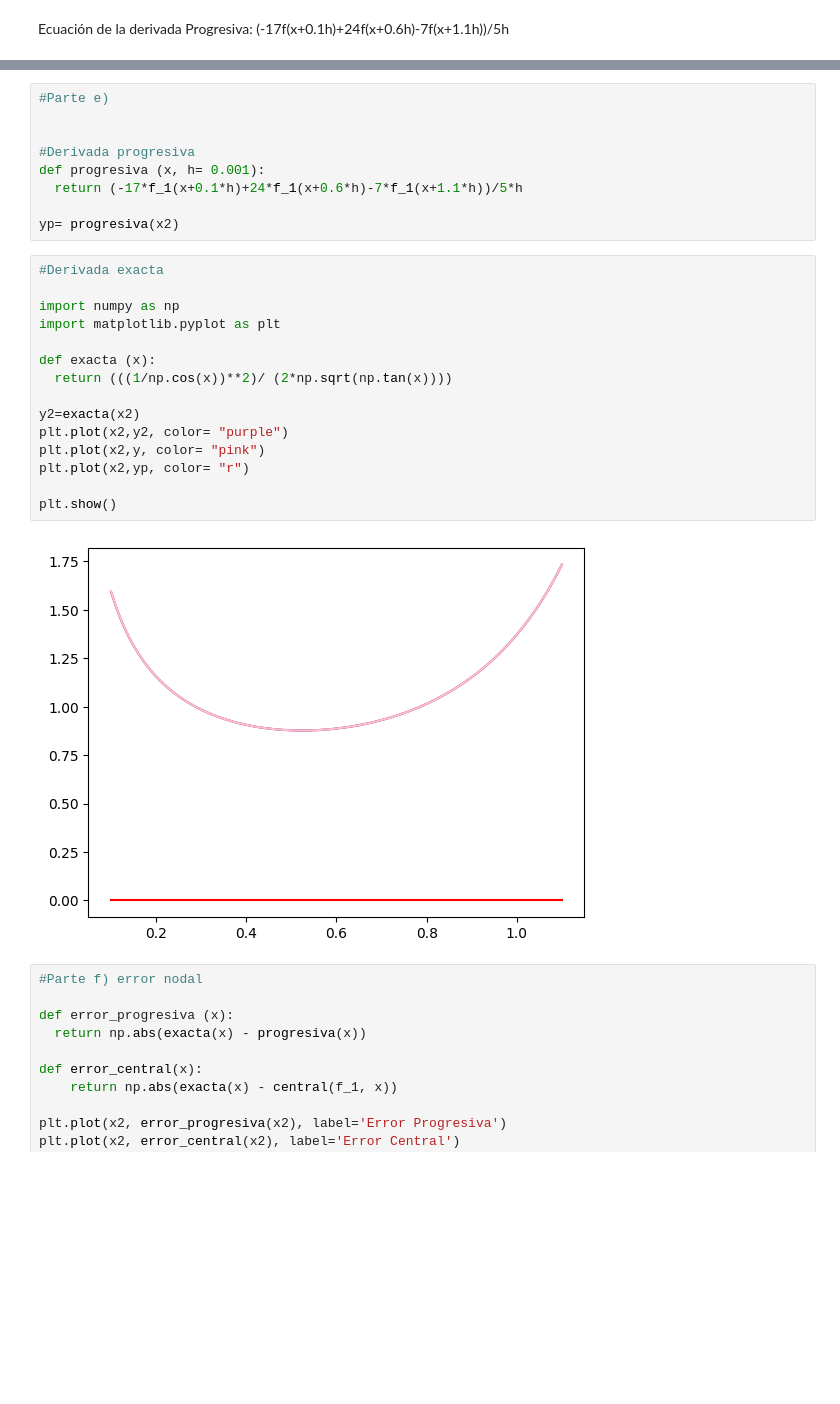
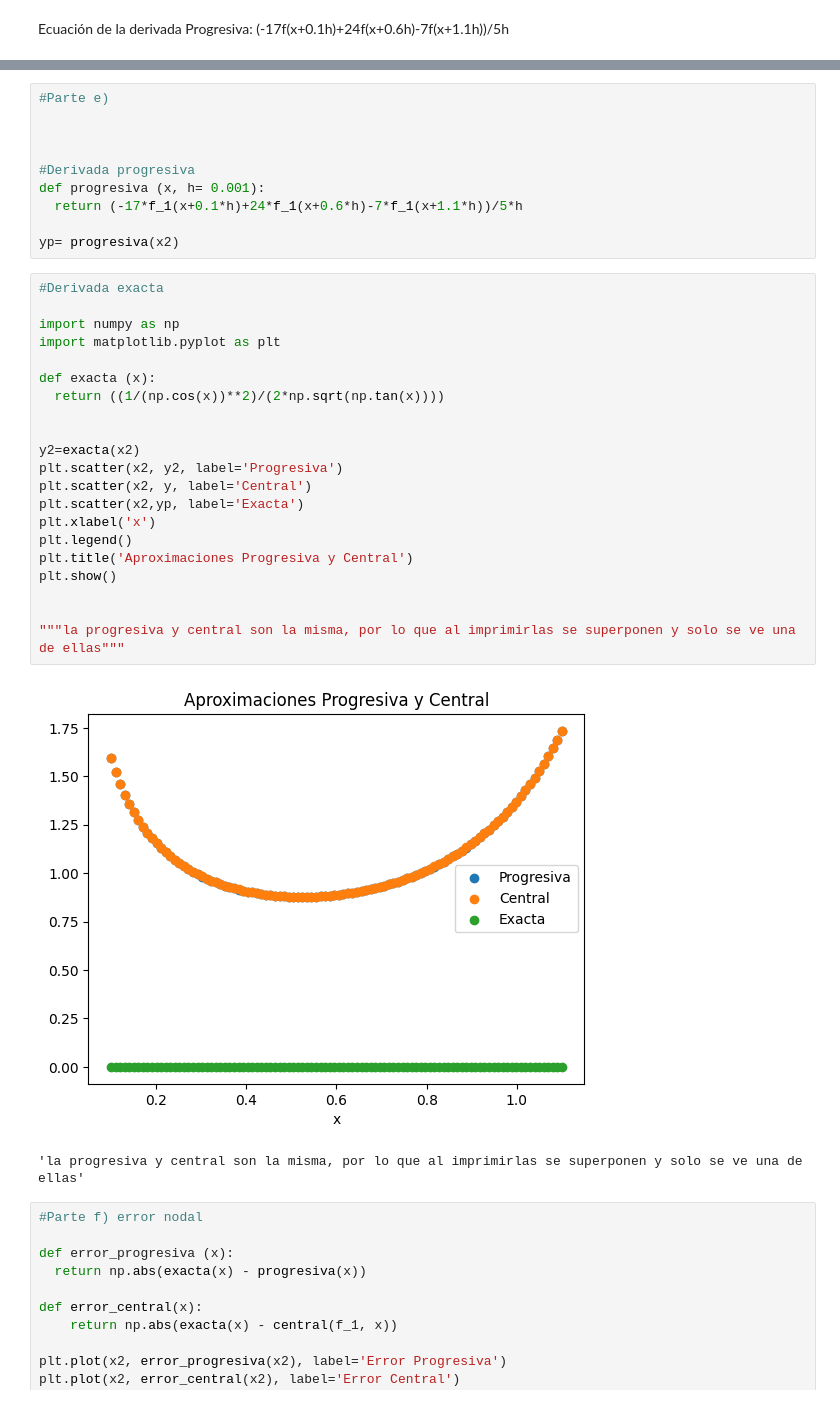
Before and after one commit to Emyfoton/MetodosI_EmilyCastillo_SebastianRodriguez, a Jupyter notebook: Tarea_Interpolación.ipynb, the cells around one changed output, grey strips where cells are left out. Drawn from its saved outputs; the diff is of its cells as text; blank space fills up the shorter version.

```diff
--- a/Tarea_Interpolación.ipynb
+++ b/Tarea_Interpolación.ipynb
@@ -61,5 +61,6 @@ plt.show()
 # %%
 #Parte e)
+
 
 
 #Derivada progresiva
@@ -70,20 +71,27 @@ yp= progresiva(x2)
 # %%
 #Derivada exacta
 
 import numpy as np
 import matplotlib.pyplot as plt
 
 def exacta (x):
-  return (((1/np.cos(x))**2)/ (2*np.sqrt(np.tan(x))))
+  return ((1/(np.cos(x))**2)/(2*np.sqrt(np.tan(x))))
+
 
 y2=exacta(x2)
-plt.plot(x2,y2, color= "purple")
-plt.plot(x2,y, color= "pink")
-plt.plot(x2,yp, color= "r")
+plt.scatter(x2, y2, label='Progresiva')
+plt.scatter(x2, y, label='Central')
+plt.scatter(x2,yp, label='Exacta')
+plt.xlabel('x')
+plt.legend()
+plt.title('Aproximaciones Progresiva y Central')
+plt.show()
 
-plt.show()
+
+"""la progresiva y central son la misma, por lo que al imprimirlas se superponen y solo se ve una de ellas"""
 # %% [output]
-[figure, old version]
+[figure, new version]
+'la progresiva y central son la misma, por lo que al imprimirlas se superponen y solo se ve una de ellas'
 # %%
 #Parte f) error nodal
 
```
Also changed, not shown: parts of 8 cells of this notebook.
